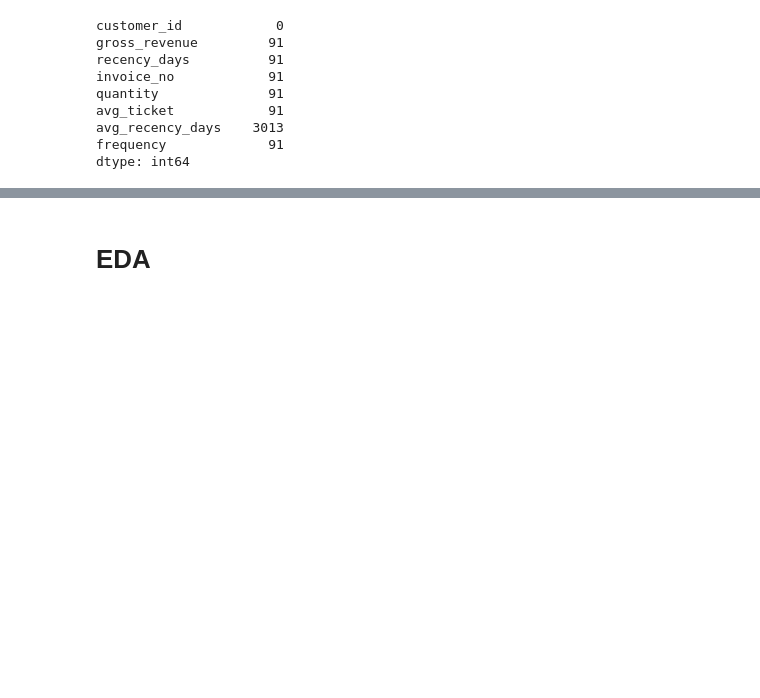
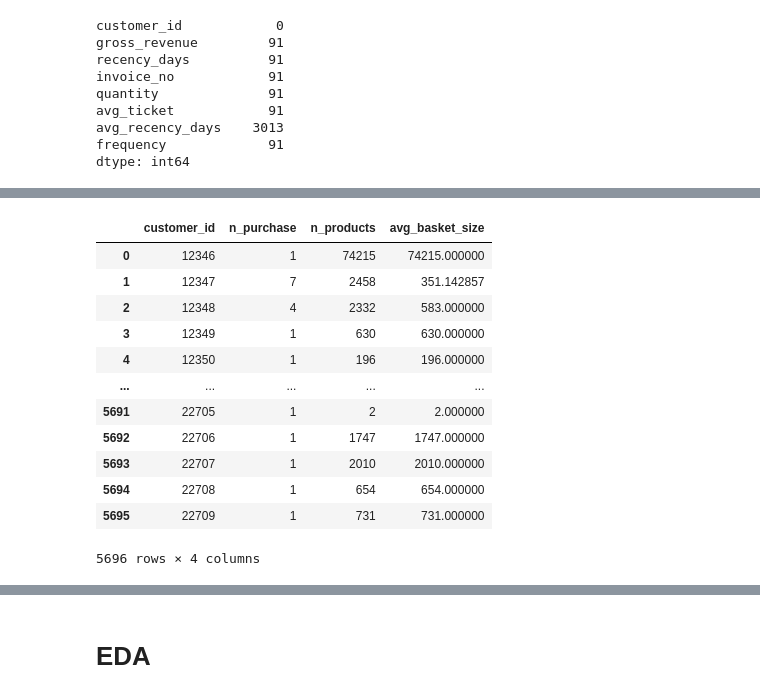
Before and after one commit to nortonvanz/Fidelity-Program, a Jupyter notebook: notebooks/4.0-nmv-end-to-end-fidelity-program-clustering.ipynb, the cells around one changed output, grey strips where cells are left out. Cells and saved outputs as stored; diff of their text form; code cells hidden in the pictures; blank space fills up the shorter version.

```diff
--- a/notebooks/4.0-nmv-end-to-end-fidelity-program-clustering.ipynb
+++ b/notebooks/4.0-nmv-end-to-end-fidelity-program-clustering.ipynb
@@ -1277,0 +1352,7 @@ df_ref.head() #4330 rows
+# %%
+#group by customer, counting the number of invoices, and summing item quantities:
+df_aux = (df3_purchases[['customer_id','invoice_no','quantity']].groupby('customer_id')
+                                .agg(n_purchase=('invoice_no','nunique'),
+                                     n_products=('quantity','sum') )
+                                .reset_index() )
+df_aux
@@ -1277,0 +1373,18 @@ df_ref.head() #4330 rows
+# %%
+#calculate the average basket size
+df_aux['avg_basket_size'] = df_aux['n_products'] / df_aux['n_purchase']
+df_aux
+# %% [output]
+|  | customer_id | n_purchase | n_products | avg_basket_size |
+| 0 | 12346 | 1 | 74215 | 74215.000000 |
+| 1 | 12347 | 7 | 2458 | 351.142857 |
+| 2 | 12348 | 4 | 2332 | 583.000000 |
+| 3 | 12349 | 1 | 630 | 630.000000 |
+| 4 | 12350 | 1 | 196 | 196.000000 |
+| ... | ... | ... | ... | ... |
+| 5691 | 22705 | 1 | 2 | 2.000000 |
+| 5692 | 22706 | 1 | 1747 | 1747.000000 |
+| 5693 | 22707 | 1 | 2010 | 2010.000000 |
+| 5694 | 22708 | 1 | 654 | 654.000000 |
+| 5695 | 22709 | 1 | 731 | 731.000000 |
+5696 rows × 4 columns
```
Also changed, not shown: parts of 59 cells of this notebook, 2 other files.
